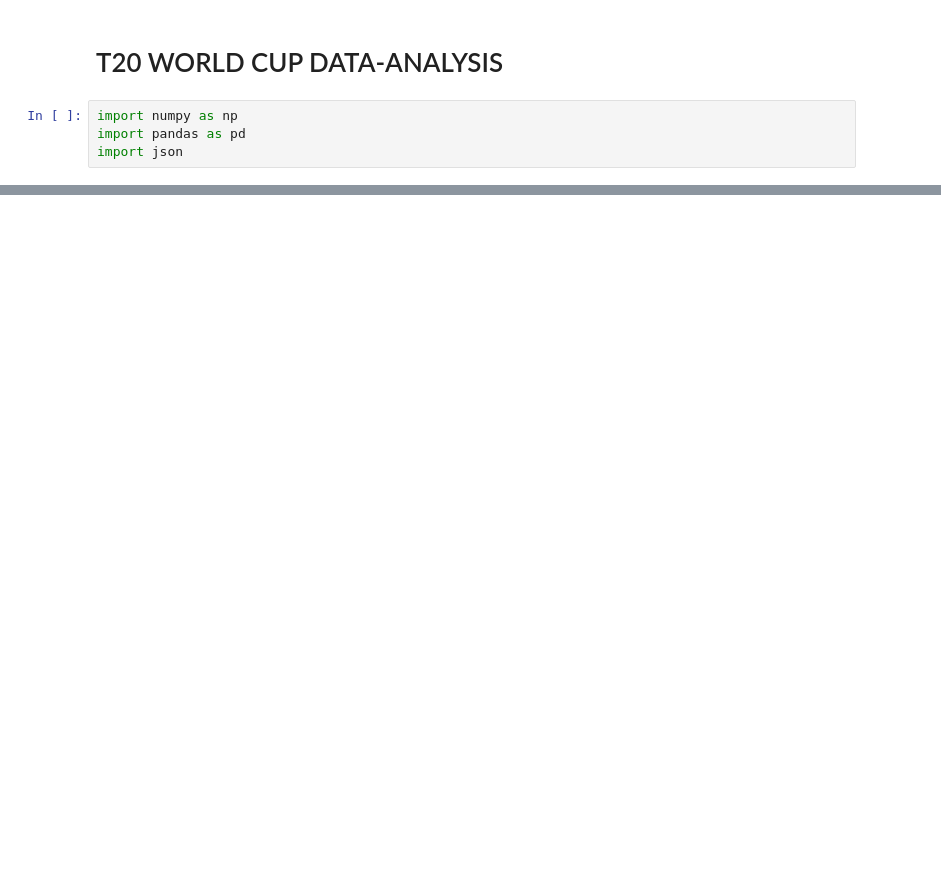
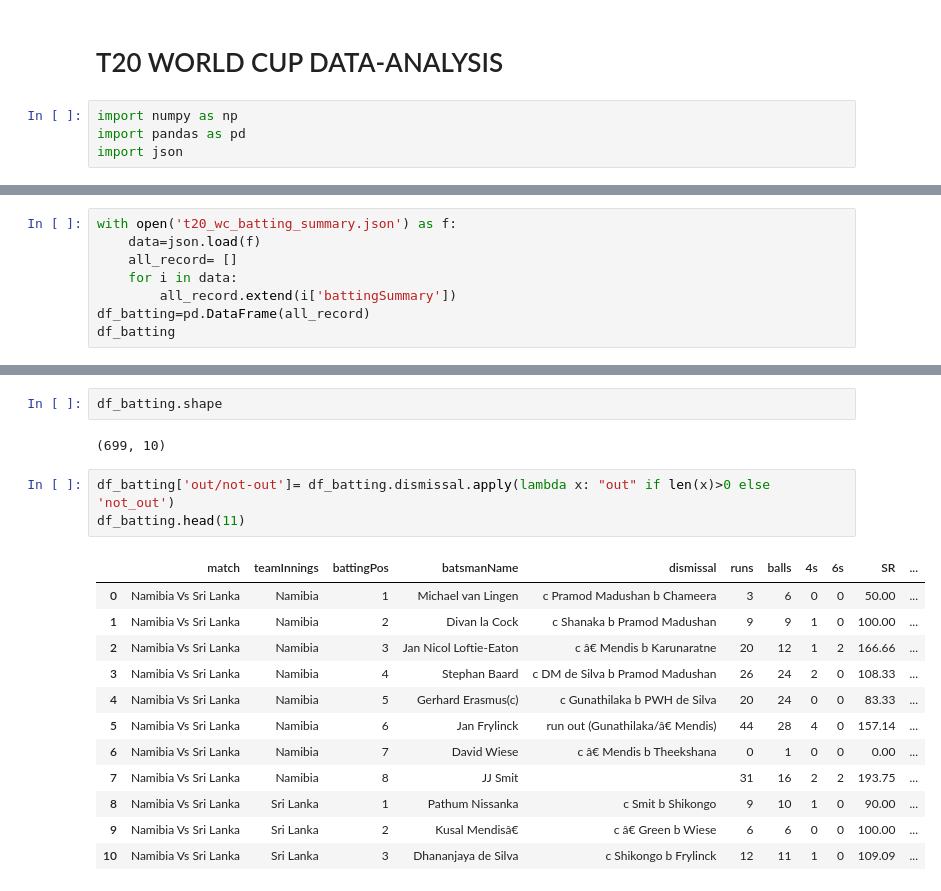
Before and after one commit to TanayKapoor21/T20-DATA-ANALYSIS, a Jupyter notebook: CODE/Untitled.ipynb, the cells around one changed output, grey strips where cells are left out. Cells and saved outputs as stored; diff of their text form; blank space fills up the shorter version.

```diff
--- a/CODE/Untitled.ipynb
+++ b/CODE/Untitled.ipynb
@@ -29,0 +79,8 @@ df=
+# %%
+with open('t20_wc_batting_summary.json') as f:
+    data=json.load(f)
+    all_record= []
+    for i in data:
+        all_record.extend(i['battingSummary'])
+df_batting=pd.DataFrame(all_record)
+df_batting
@@ -29,0 +101,20 @@ df=
+# %%
+df_batting.shape
+# %% [output]
+(699, 10)
+# %%
+df_batting['out/not-out']= df_batting.dismissal.apply(lambda x: "out" if len(x)>0 else 'not_out')
+df_batting.head(11)
+# %% [output]
+|  | match | teamInnings | battingPos | batsmanName | dismissal | runs | balls | 4s | 6s | SR | ... |
+| 0 | Namibia Vs Sri Lanka | Namibia | 1 | Michael van Lingen | c Pramod Madushan b Chameera | 3 | 6 | 0 | 0 | 50.00 | ... |
+| 1 | Namibia Vs Sri Lanka | Namibia | 2 | Divan la Cock | c Shanaka b Pramod Madushan | 9 | 9 | 1 | 0 | 100.00 | ... |
+| 2 | Namibia Vs Sri Lanka | Namibia | 3 | Jan Nicol Loftie-Eaton | c â€ Mendis b Karunaratne | 20 | 12 | 1 | 2 | 166.66 | ... |
+| 3 | Namibia Vs Sri Lanka | Namibia | 4 | Stephan Baard | c DM de Silva b Pramod Madushan | 26 | 24 | 2 | 0 | 108.33 | ... |
+| 4 | Namibia Vs Sri Lanka | Namibia | 5 | Gerhard Erasmus(c) | c Gunathilaka b PWH de Silva | 20 | 24 | 0 | 0 | 83.33 | ... |
+| 5 | Namibia Vs Sri Lanka | Namibia | 6 | Jan Frylinck | run out (Gunathilaka/â€ Mendis) | 44 | 28 | 4 | 0 | 157.14 | ... |
+| 6 | Namibia Vs Sri Lanka | Namibia | 7 | David Wiese | c â€ Mendis b Theekshana | 0 | 1 | 0 | 0 | 0.00 | ... |
+| 7 | Namibia Vs Sri Lanka | Namibia | 8 | JJ Smit |  | 31 | 16 | 2 | 2 | 193.75 | ... |
+| 8 | Namibia Vs Sri Lanka | Sri Lanka | 1 | Pathum Nissanka | c Smit b Shikongo | 9 | 10 | 1 | 0 | 90.00 | ... |
+| 9 | Namibia Vs Sri Lanka | Sri Lanka | 2 | Kusal Mendisâ€ | c â€ Green b Wiese | 6 | 6 | 0 | 0 | 100.00 | ... |
+| 10 | Namibia Vs Sri Lanka | Sri Lanka | 3 | Dhananjaya de Silva | c Shikongo b Frylinck | 12 | 11 | 1 | 0 | 109.09 | ... |
```
Also changed, not shown: parts of 19 cells of this notebook.
